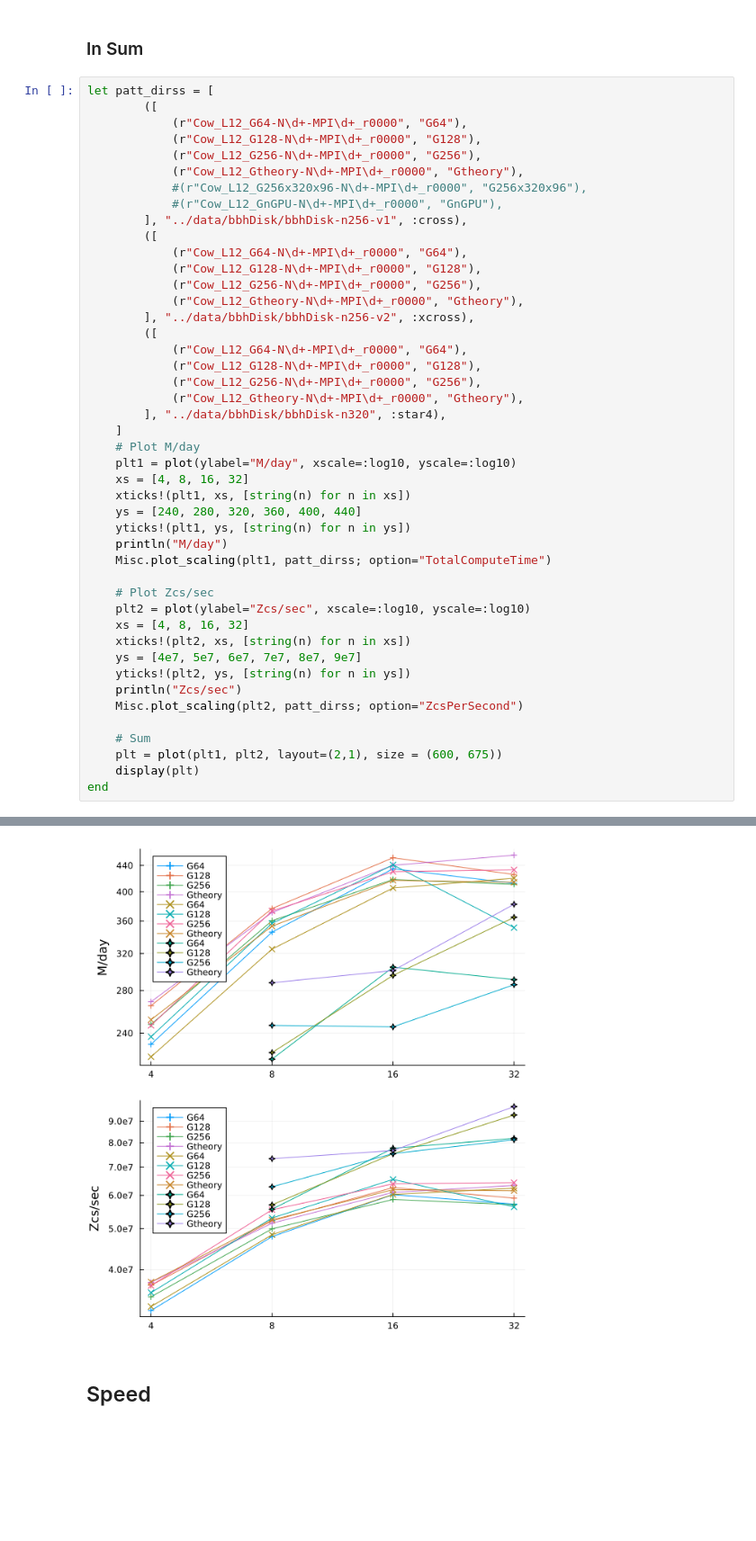
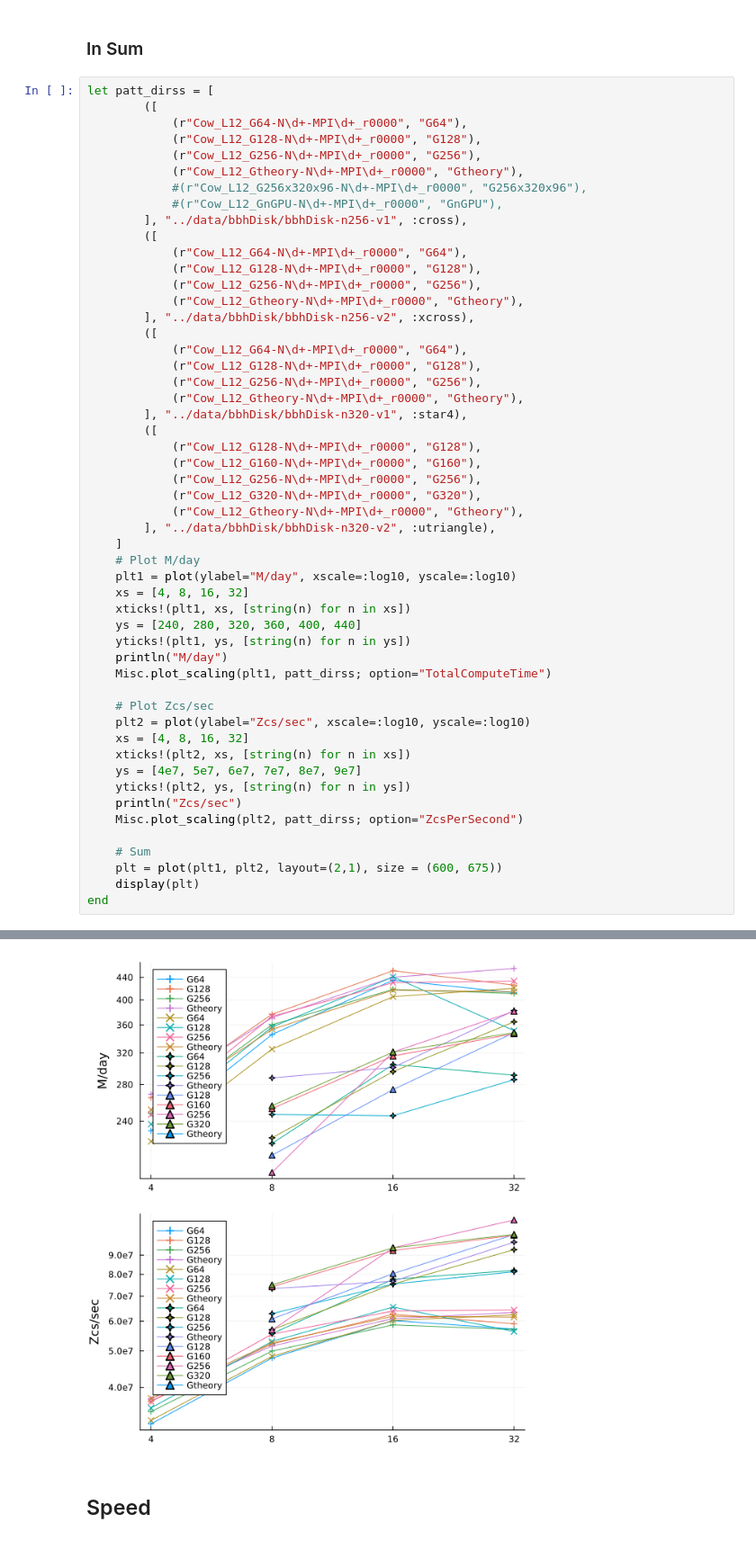
Before and after one commit to lwJi/ETK-Scaling-Tests, a Jupyter notebook: vista/ipynb/bbhDisk-Cowling.ipynb, the cells around one changed output, grey strips where cells are left out. Shown at 90% size. Cells and saved outputs as stored; diff of their text form; blank space fills up the shorter version.

Commit message:
vista: update bbhDisk-Cowling.ipynb

```diff
--- a/vista/ipynb/bbhDisk-Cowling.ipynb
+++ b/vista/ipynb/bbhDisk-Cowling.ipynb
@@ -167,7 +215,14 @@ let patt_dirss = [
             (r"Cow_L12_G128-N\d+-MPI\d+_r0000", "G128"),
             (r"Cow_L12_G256-N\d+-MPI\d+_r0000", "G256"),
             (r"Cow_L12_Gtheory-N\d+-MPI\d+_r0000", "Gtheory"),
-        ], "../data/bbhDisk/bbhDisk-n320", :star4),
+        ], "../data/bbhDisk/bbhDisk-n320-v1", :star4),
+        ([
+            (r"Cow_L12_G128-N\d+-MPI\d+_r0000", "G128"),
+            (r"Cow_L12_G160-N\d+-MPI\d+_r0000", "G160"),
+            (r"Cow_L12_G256-N\d+-MPI\d+_r0000", "G256"),
+            (r"Cow_L12_G320-N\d+-MPI\d+_r0000", "G320"),
+            (r"Cow_L12_Gtheory-N\d+-MPI\d+_r0000", "Gtheory"),
+        ], "../data/bbhDisk/bbhDisk-n320-v2", :utriangle),
     ]
     # Plot M/day
     plt1 = plot(ylabel="M/day", xscale=:log10, yscale=:log10)
@@ -212,4 +267,4 @@ Gtheory: [7.3320315625e7, 7.6670728125e7, 9.7472509375e7]
-[figure, old version]
+[figure, new version]
 # %% [markdown]
 ## Speed
 # %%
```
Also changed, not shown: parts of 7 cells of this notebook.
